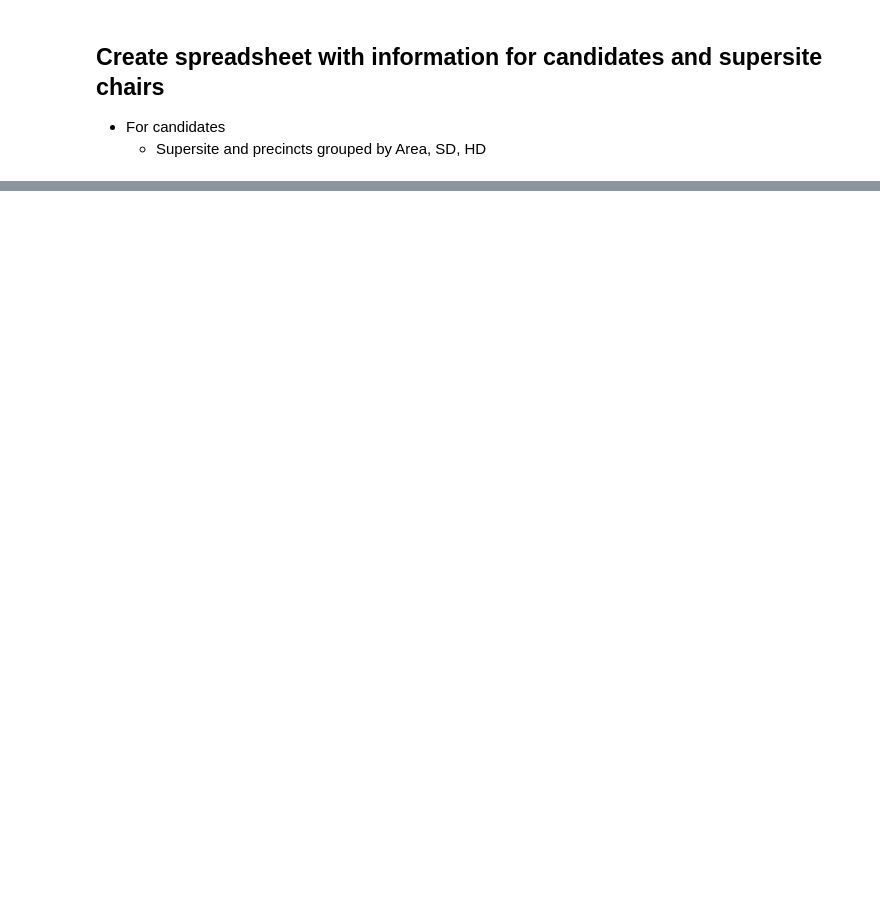
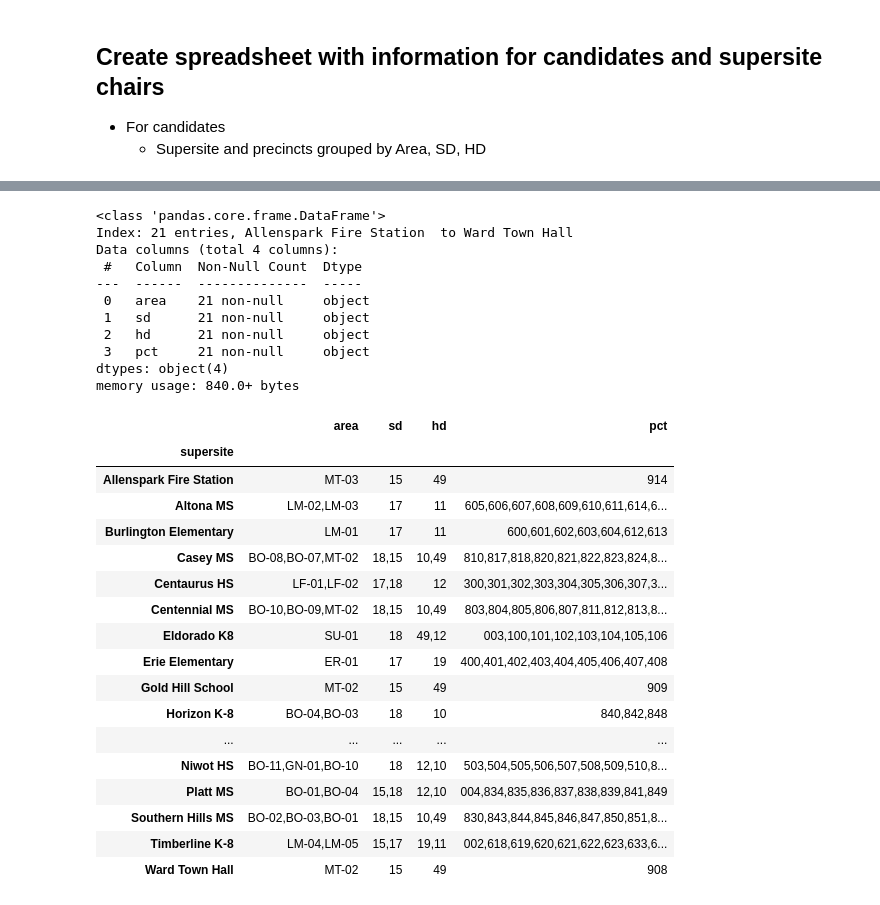
Before and after one commit to bnorikane/supersiteDB, a Jupyter notebook: supersite_pct_geom.ipynb, the cells around one changed output, grey strips where cells are left out. Drawn from its saved outputs; the diff is of its cells as text; code cells hidden in the pictures; blank space fills up the shorter version.

```diff
--- a/supersite_pct_geom.ipynb
+++ b/supersite_pct_geom.ipynb
@@ -252,21 +587,57 @@ pctss
 # %%
-# Create columns that list Areas, CD, SD, HD for each supersite
+# Create ss_areas dataframe that list Areas, CD, SD, HD for each supersite
 
 def collist(s):
     return s.unique().tolist()
 
 ss_areas = pctss.groupby('supersite').agg(
     areas=('AreaShort', collist),
     SDs=('SD', collist),
     HDs=('HD', collist),
     PCTs=('Pct', collist)
 )
 
-# # create excel spreadsheet with tabs for Areas, SD, HD
-# ss_areas.to_excel('data/supersite_areas.xlsx', sheet_name='Areas, SD, HD at Supersite', index=True)
+# convert lists in areas, SDs, HDs, PCTs to strings
+
+ss_areas['area'] = [','.join(map(str, l)) for l in ss_areas['areas']]
+ss_areas['sd'] = [','.join(map(str, l)) for l in ss_areas['SDs']]
+ss_areas['hd'] = [','.join(map(str, l)) for l in ss_areas['HDs']]
+ss_areas['pct'] = [','.join(map(str, l)) for l in ss_areas['PCTs']]
+
+ss_areas = ss_areas[['area', 'sd', 'hd', 'pct']]
 
 ss_areas.info()
-# ss_areas
+ss_areas
+# %% [output]
+<class 'pandas.core.frame.DataFrame'>
+Index: 21 entries, Allenspark Fire Station  to Ward Town Hall
+Data columns (total 4 columns):
+ #   Column  Non-Null Count  Dtype
+---  ------  --------------  -----
+ 0   area    21 non-null     object
+ 1   sd      21 non-null     object
+ 2   hd      21 non-null     object
+ 3   pct     21 non-null     object
+dtypes: object(4)
+memory usage: 840.0+ bytes
+|  | area | sd | hd | pct |
+| supersite |  |  |  |  |
+| Allenspark Fire Station | MT-03 | 15 | 49 | 914 |
+| Altona MS | LM-02,LM-03 | 17 | 11 | 605,606,607,608,609,610,611,614,6... |
+| Burlington Elementary | LM-01 | 17 | 11 | 600,601,602,603,604,612,613 |
+| Casey MS | BO-08,BO-07,MT-02 | 18,15 | 10,49 | 810,817,818,820,821,822,823,824,8... |
+| Centaurus HS | LF-01,LF-02 | 17,18 | 12 | 300,301,302,303,304,305,306,307,3... |
+| Centennial MS | BO-10,BO-09,MT-02 | 18,15 | 10,49 | 803,804,805,806,807,811,812,813,8... |
+| Eldorado K8 | SU-01 | 18 | 49,12 | 003,100,101,102,103,104,105,106 |
+| Erie Elementary | ER-01 | 17 | 19 | 400,401,402,403,404,405,406,407,408 |
+| Gold Hill School | MT-02 | 15 | 49 | 909 |
+| Horizon K-8 | BO-04,BO-03 | 18 | 10 | 840,842,848 |
+| ... | ... | ... | ... | ... |
+| Niwot HS | BO-11,GN-01,BO-10 | 18 | 12,10 | 503,504,505,506,507,508,509,510,8... |
+| Platt MS | BO-01,BO-04 | 15,18 | 12,10 | 004,834,835,836,837,838,839,841,849 |
+| Southern Hills MS | BO-02,BO-03,BO-01 | 18,15 | 10,49 | 830,843,844,845,846,847,850,851,8... |
+| Timberline K-8 | LM-04,LM-05 | 15,17 | 19,11 | 002,618,619,620,621,622,623,633,6... |
+| Ward Town Hall | MT-02 | 15 | 49 | 908 |
 # %%
 # create dataframe of supersites and precincts in every hd
 hd_ss = pctss.groupby('HD').agg(
```
Also changed, not shown: parts of 21 cells of this notebook, 12 other files.
